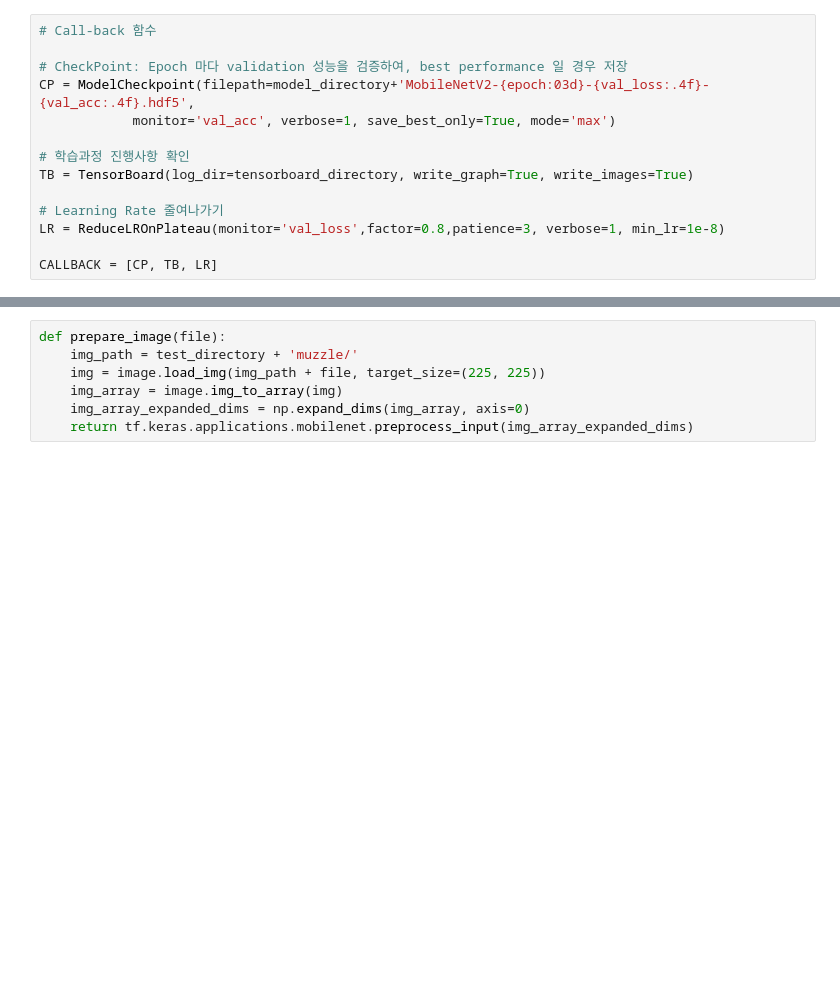
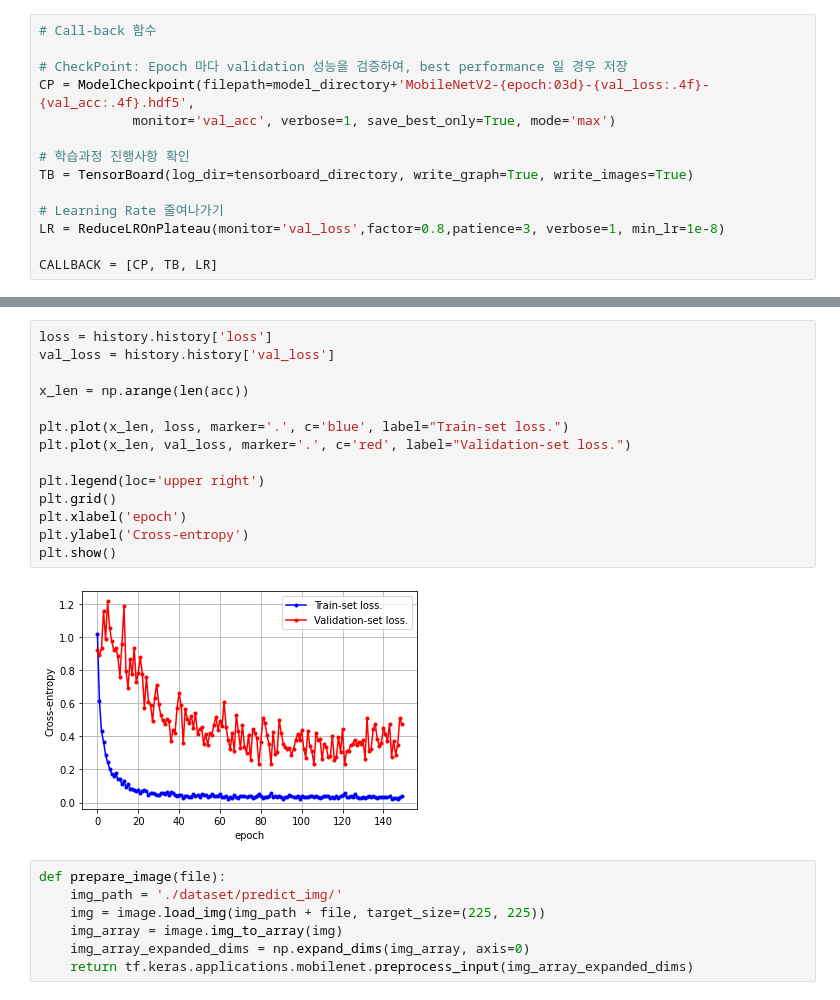
Before and after one commit to LEEHM97/Dog-muzzle-and-leash-classification, a Jupyter notebook: training_mobilenet.ipynb, the cells around one changed output, grey strips where cells are left out. Cells and saved outputs as stored; diff of their text form; blank space fills up the shorter version.

```diff
--- a/training_mobilenet.ipynb
+++ b/training_mobilenet.ipynb
@@ -227,6 +236,22 @@ skplt.metrics.plot_roc(TEST_GENERATOR.classes.tolist(), Result)
+# %%
+loss = history.history['loss']
+val_loss = history.history['val_loss']
+
+x_len = np.arange(len(acc))
+
+plt.plot(x_len, loss, marker='.', c='blue', label="Train-set loss.")
+plt.plot(x_len, val_loss, marker='.', c='red', label="Validation-set loss.")
+
+plt.legend(loc='upper right')
+plt.grid()
+plt.xlabel('epoch')
+plt.ylabel('Cross-entropy')
+plt.show()
+# %% [output]
+[figure, added]
 # %%
 def prepare_image(file):
-    img_path = test_directory + 'muzzle/'
+    img_path = './dataset/predict_img/'
     img = image.load_img(img_path + file, target_size=(225, 225))
     img_array = image.img_to_array(img)
     img_array_expanded_dims = np.expand_dims(img_array, axis=0)
```
Also changed, not shown: parts of 16 cells of this notebook.
